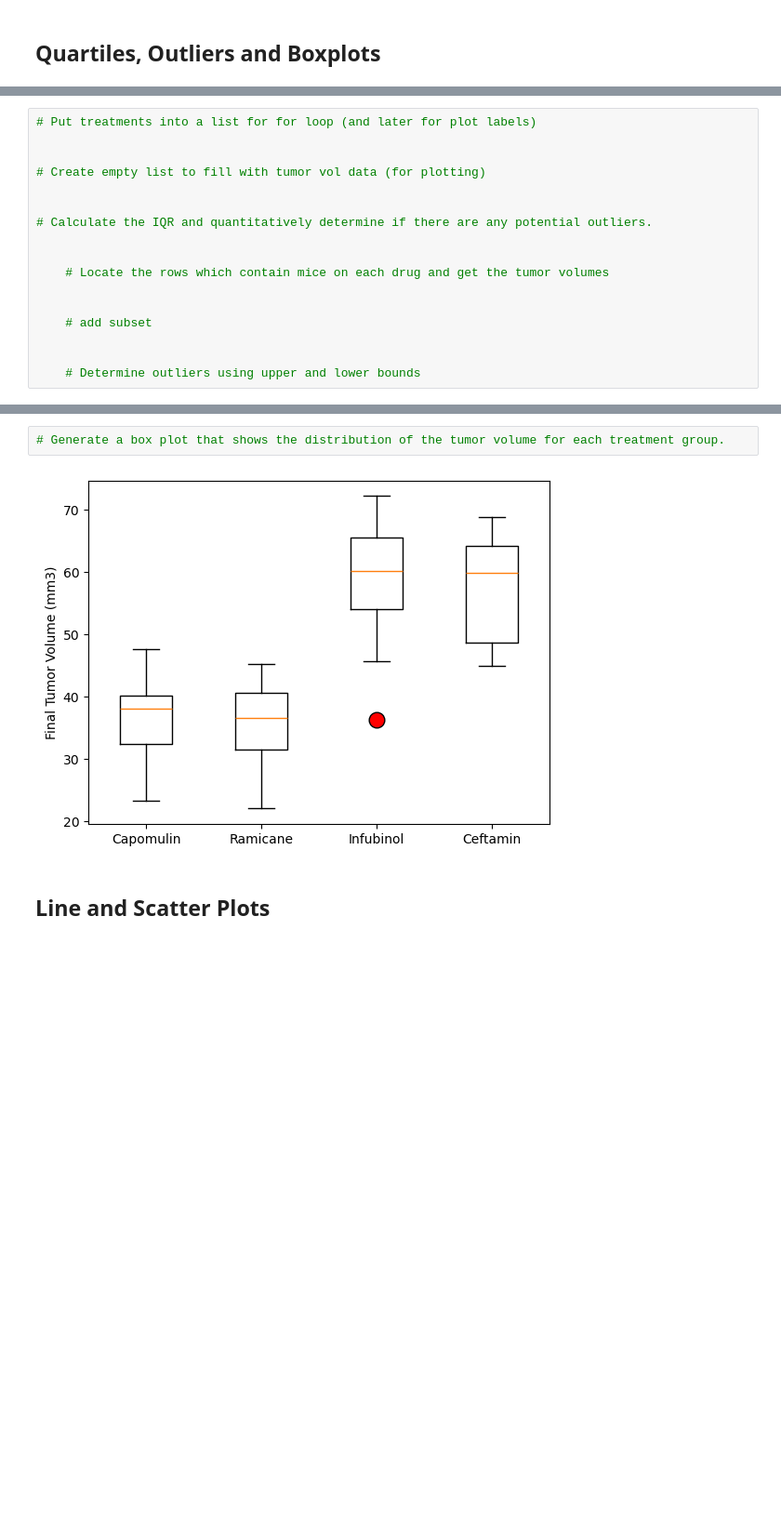
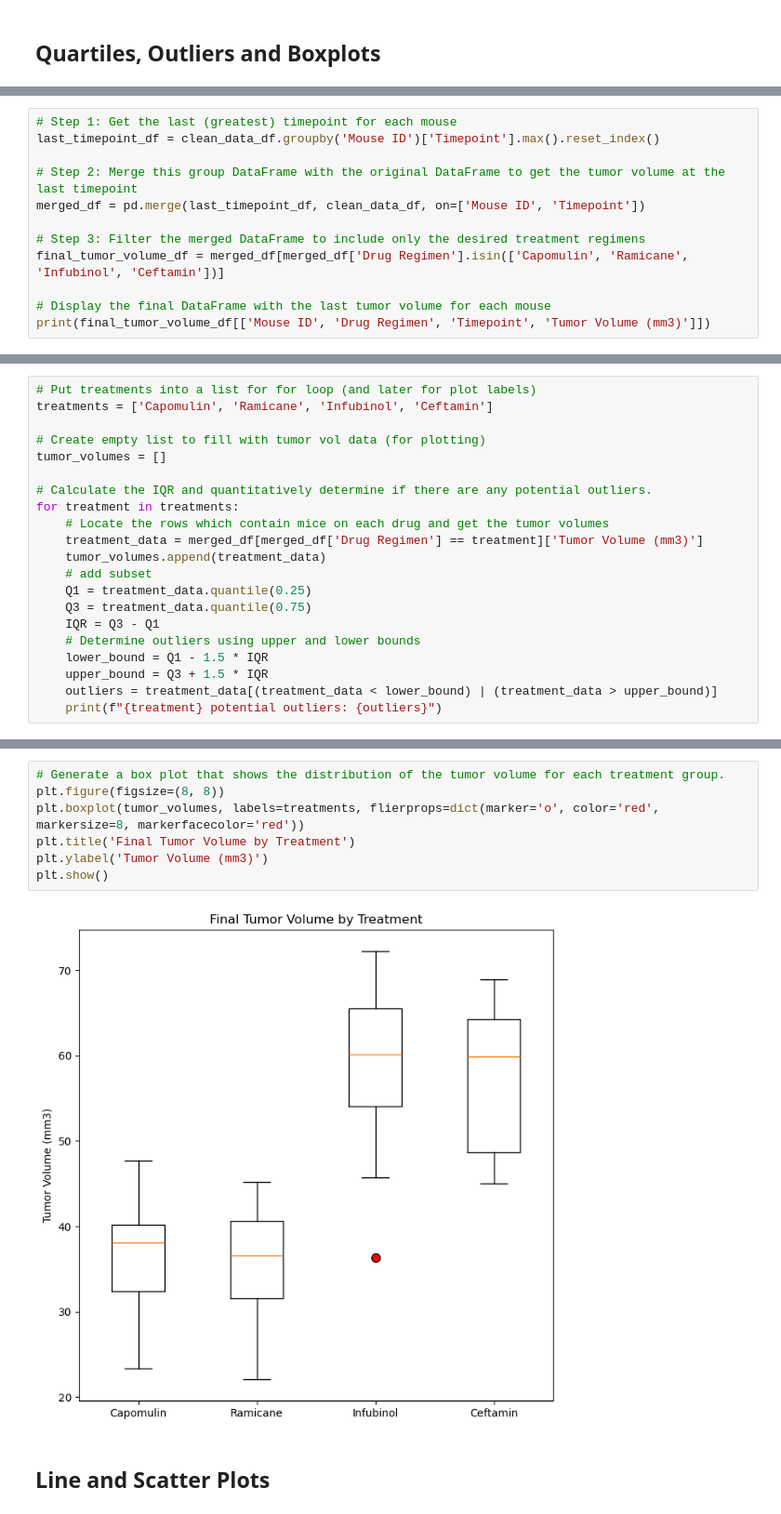
Before and after one commit to Gabriel-8813/Pymaceuticals, a Jupyter notebook: pymaceuticals_starter.ipynb, the cells around one changed output, grey strips where cells are left out. Shown at 93% size. Saved outputs shown, nothing was run; the diff lists cells and outputs as text; blank space fills up the shorter version.

```diff
--- a/pymaceuticals_starter.ipynb
+++ b/pymaceuticals_starter.ipynb
@@ -182 +214,13 @@ Zoniferol     53.236507  51.818479  48.533355            6.966589  0.516398
 # Merge this group df with the original DataFrame to get the tumor volume at the last timepoint
+# %%
+# Step 1: Get the last (greatest) timepoint for each mouse
+last_timepoint_df = clean_data_df.groupby('Mouse ID')['Timepoint'].max().reset_index()
+
+# Step 2: Merge this group DataFrame with the original DataFrame to get the tumor volume at the last timepoint
+merged_df = pd.merge(last_timepoint_df, clean_data_df, on=['Mouse ID', 'Timepoint'])
+
+# Step 3: Filter the merged DataFrame to include only the desired treatment regimens
+final_tumor_volume_df = merged_df[merged_df['Drug Regimen'].isin(['Capomulin', 'Ramicane', 'Infubinol', 'Ceftamin'])]
+
+# Display the final DataFrame with the last tumor volume for each mouse
+print(final_tumor_volume_df[['Mouse ID', 'Drug Regimen', 'Timepoint', 'Tumor Volume (mm3)']])
@@ -183,18 +242,22 @@ Zoniferol     53.236507  51.818479  48.533355            6.966589  0.516398
 # %%
 # Put treatments into a list for for loop (and later for plot labels)
-
+treatments = ['Capomulin', 'Ramicane', 'Infubinol', 'Ceftamin']
 
 # Create empty list to fill with tumor vol data (for plotting)
-
+tumor_volumes = []
 
 # Calculate the IQR and quantitatively determine if there are any potential outliers.
-
-
+for treatment in treatments:
     # Locate the rows which contain mice on each drug and get the tumor volumes
-
-
+    treatment_data = merged_df[merged_df['Drug Regimen'] == treatment]['Tumor Volume (mm3)']
+    tumor_volumes.append(treatment_data)
     # add subset
-
-
+    Q1 = treatment_data.quantile(0.25)
+    Q3 = treatment_data.quantile(0.75)
+    IQR = Q3 - Q1
     # Determine outliers using upper and lower bounds
+    lower_bound = Q1 - 1.5 * IQR
+    upper_bound = Q3 + 1.5 * IQR
+    outliers = treatment_data[(treatment_data < lower_bound) | (treatment_data > upper_bound)]
+    print(f"{treatment} potential outliers: {outliers}")
 # %% [output]
@@ -206,6 +269,11 @@ Ceftamin's potential outliers: Series([], Name: Tumor Volume (mm3), dtype: float
 # %%
 # Generate a box plot that shows the distribution of the tumor volume for each treatment group.
+plt.figure(figsize=(8, 8))
+plt.boxplot(tumor_volumes, labels=treatments, flierprops=dict(marker='o', color='red', markersize=8, markerfacecolor='red'))
+plt.title('Final Tumor Volume by Treatment')
+plt.ylabel('Tumor Volume (mm3)')
+plt.show()
 # %% [output]
-[figure, old version]
+[figure, new version]
 # %% [markdown]
 ## Line and Scatter Plots
```
Also changed, not shown: parts of 17 cells of this notebook.
